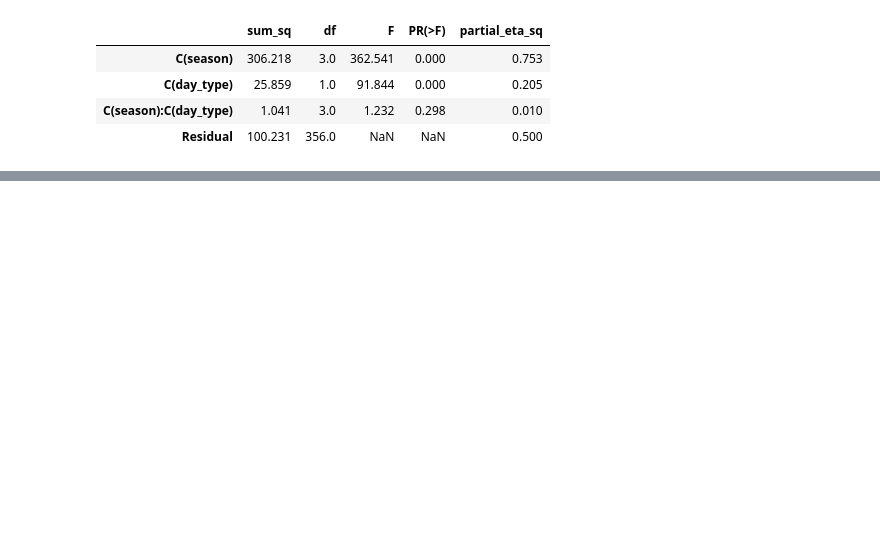
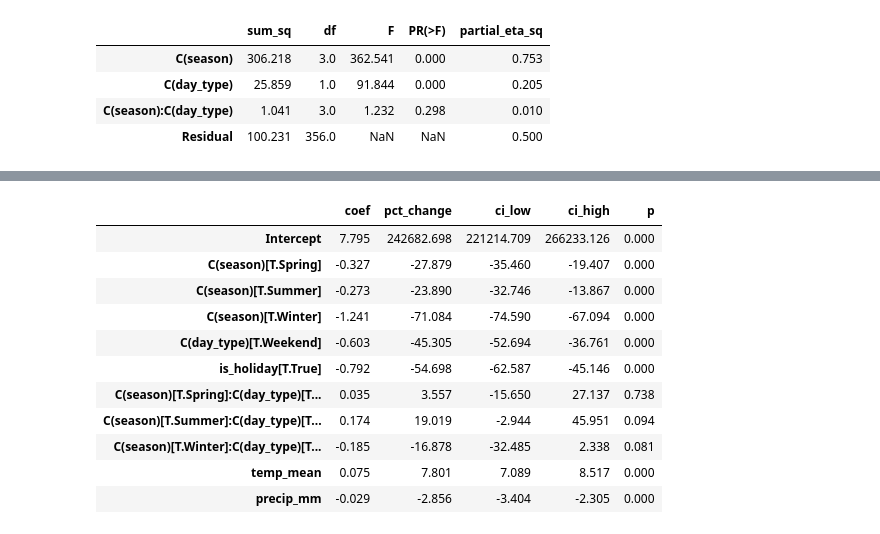
Before and after one commit to SeherYldz/StatisticsProject, a Jupyter notebook: modelling.ipynb, the cells around one changed output, grey strips where cells are left out. Cells and saved outputs as stored; diff of their text form; code cells hidden in the pictures; blank space fills up the shorter version.

```diff
--- a/modelling.ipynb
+++ b/modelling.ipynb
@@ -142,0 +205,24 @@ anova_clean.round(3)
+# %%
+# Model 2 coefficients as % change in daily rides (log model -> exp)
+ci = model_2.conf_int()
+effects = pd.DataFrame({
+    "coef": model_2.params,
+    "pct_change": (np.exp(model_2.params) - 1) * 100,
+    "ci_low": (np.exp(ci[0]) - 1) * 100,
+    "ci_high": (np.exp(ci[1]) - 1) * 100,
+    "p": model_2.pvalues,
+})
+effects.round(3)
+# %% [output]
+|  | coef | pct_change | ci_low | ci_high | p |
+| Intercept | 7.795 | 242682.698 | 221214.709 | 266233.126 | 0.000 |
+| C(season)[T.Spring] | -0.327 | -27.879 | -35.460 | -19.407 | 0.000 |
+| C(season)[T.Summer] | -0.273 | -23.890 | -32.746 | -13.867 | 0.000 |
+| C(season)[T.Winter] | -1.241 | -71.084 | -74.590 | -67.094 | 0.000 |
+| C(day_type)[T.Weekend] | -0.603 | -45.305 | -52.694 | -36.761 | 0.000 |
+| is_holiday[T.True] | -0.792 | -54.698 | -62.587 | -45.146 | 0.000 |
+| C(season)[T.Spring]:C(day_type)[T... | 0.035 | 3.557 | -15.650 | 27.137 | 0.738 |
+| C(season)[T.Summer]:C(day_type)[T... | 0.174 | 19.019 | -2.944 | 45.951 | 0.094 |
+| C(season)[T.Winter]:C(day_type)[T... | -0.185 | -16.878 | -32.485 | 2.338 | 0.081 |
+| temp_mean | 0.075 | 7.801 | 7.089 | 8.517 | 0.000 |
+| precip_mm | -0.029 | -2.856 | -3.404 | -2.305 | 0.000 |
```
Also changed, not shown: parts of 13 cells of this notebook.
